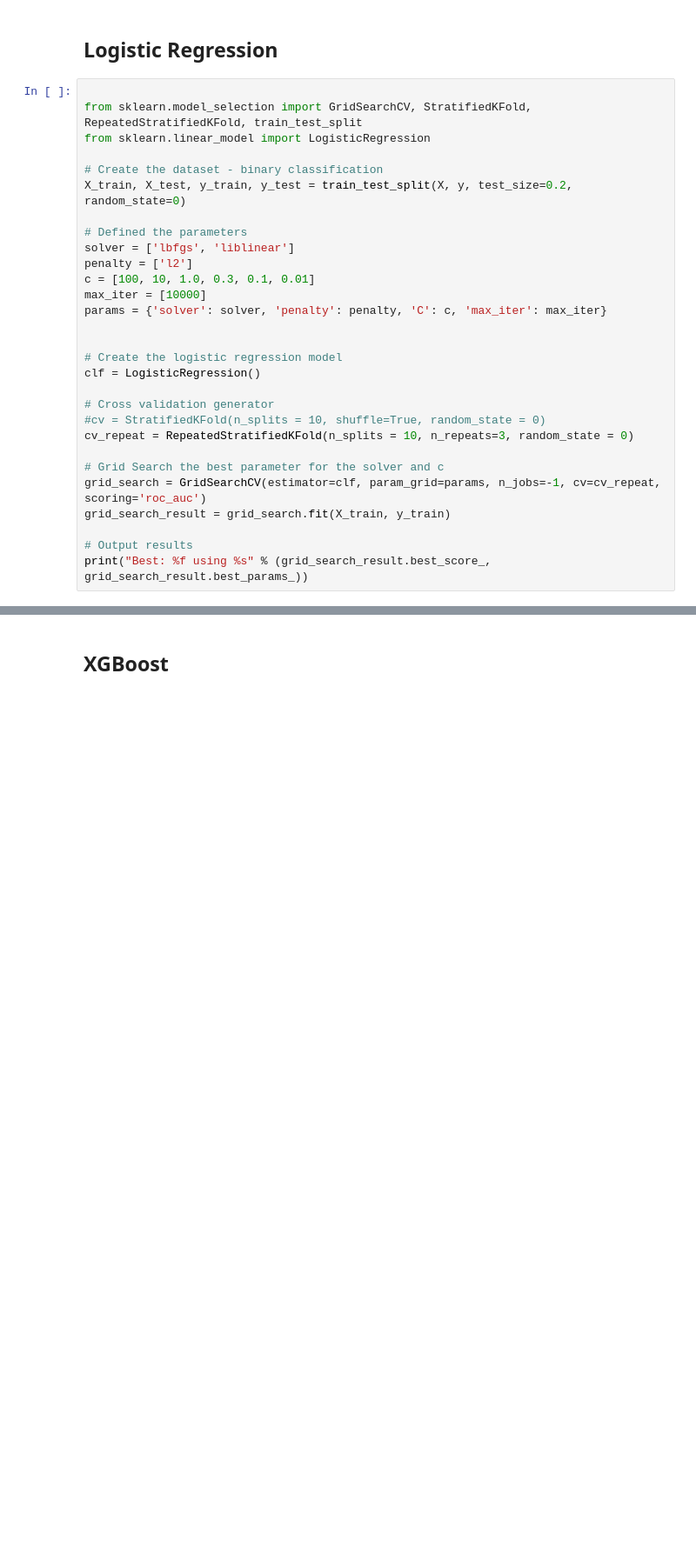
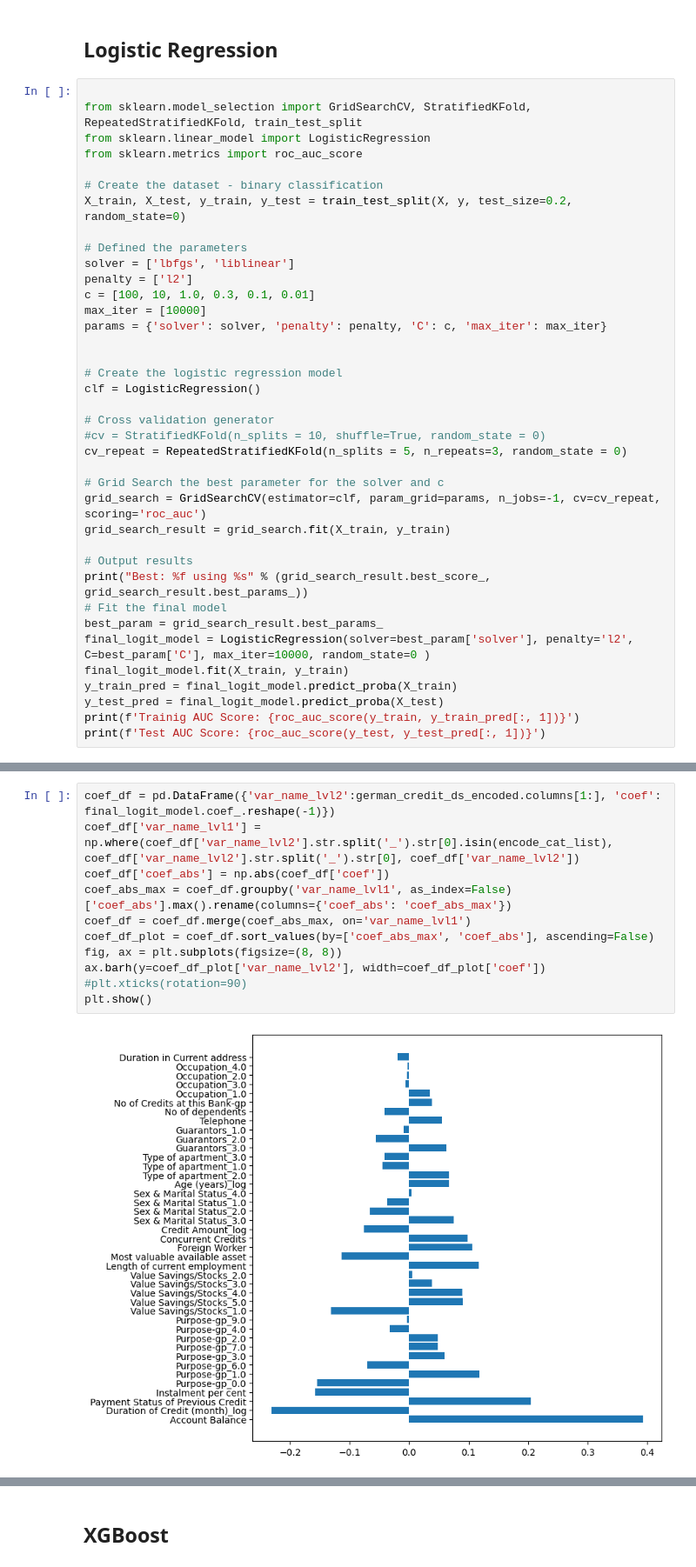
Before and after one commit to southnorthist/kaggle_analysis, a Jupyter notebook: Projects/creditability-classification/german_credit_classification.ipynb, the cells around one changed output, grey strips where cells are left out. Shown: that part at 87% size. Drawn from its saved outputs; the diff is of its cells as text; blank space fills up the shorter version.

```diff
--- a/Projects/creditability-classification/german_credit_classification.ipynb
+++ b/Projects/creditability-classification/german_credit_classification.ipynb
@@ -300,6 +356,7 @@ X, y = german_credit_ds_encoded.iloc[:,1:], german_credit_ds_encoded.iloc[:,0]
 
 from sklearn.model_selection import GridSearchCV, StratifiedKFold, RepeatedStratifiedKFold, train_test_split
 from sklearn.linear_model import LogisticRegression
+from sklearn.metrics import roc_auc_score
 
 # Create the dataset - binary classification
 X_train, X_test, y_train, y_test = train_test_split(X, y, test_size=0.2, random_state=0)
@@ -317,7 +374,7 @@ clf = LogisticRegression()
 
 # Cross validation generator
 #cv = StratifiedKFold(n_splits = 10, shuffle=True, random_state = 0)
-cv_repeat = RepeatedStratifiedKFold(n_splits = 10, n_repeats=3, random_state = 0)
+cv_repeat = RepeatedStratifiedKFold(n_splits = 5, n_repeats=3, random_state = 0)
 
 # Grid Search the best parameter for the solver and c
 grid_search = GridSearchCV(estimator=clf, param_grid=params, n_jobs=-1, cv=cv_repeat, scoring='roc_auc')
@@ -325,4 +382,12 @@ grid_search_result = grid_search.fit(X_train, y_train)
 
 # Output results
 print("Best: %f using %s" % (grid_search_result.best_score_, grid_search_result.best_params_))
+# Fit the final model
+best_param = grid_search_result.best_params_
+final_logit_model = LogisticRegression(solver=best_param['solver'], penalty='l2', C=best_param['C'], max_iter=10000, random_state=0 )
+final_logit_model.fit(X_train, y_train)
+y_train_pred = final_logit_model.predict_proba(X_train)
+y_test_pred = final_logit_model.predict_proba(X_test)
+print(f'Trainig AUC Score: {roc_auc_score(y_train, y_train_pred[:, 1])}')
+print(f'Test AUC Score: {roc_auc_score(y_test, y_test_pred[:, 1])}')
 # %% [output]
@@ -329,0 +401,14 @@ Best: 0.777051 using {'C': 0.1, 'max_iter': 10000, 'penalty': 'l2', 'solver': 'l
+# %%
+coef_df = pd.DataFrame({'var_name_lvl2':german_credit_ds_encoded.columns[1:], 'coef': final_logit_model.coef_.reshape(-1)})
+coef_df['var_name_lvl1'] = np.where(coef_df['var_name_lvl2'].str.split('_').str[0].isin(encode_cat_list),
+coef_df['var_name_lvl2'].str.split('_').str[0], coef_df['var_name_lvl2'])
+coef_df['coef_abs'] = np.abs(coef_df['coef'])
+coef_abs_max = coef_df.groupby('var_name_lvl1', as_index=False)['coef_abs'].max().rename(columns={'coef_abs': 'coef_abs_max'})
+coef_df = coef_df.merge(coef_abs_max, on='var_name_lvl1')
+coef_df_plot = coef_df.sort_values(by=['coef_abs_max', 'coef_abs'], ascending=False)
+fig, ax = plt.subplots(figsize=(8, 8))
+ax.barh(y=coef_df_plot['var_name_lvl2'], width=coef_df_plot['coef'])
+#plt.xticks(rotation=90)
+plt.show()
+# %% [output]
+[figure, added]
```
Also changed, not shown: parts of 15 cells of this notebook, 4 other files.
